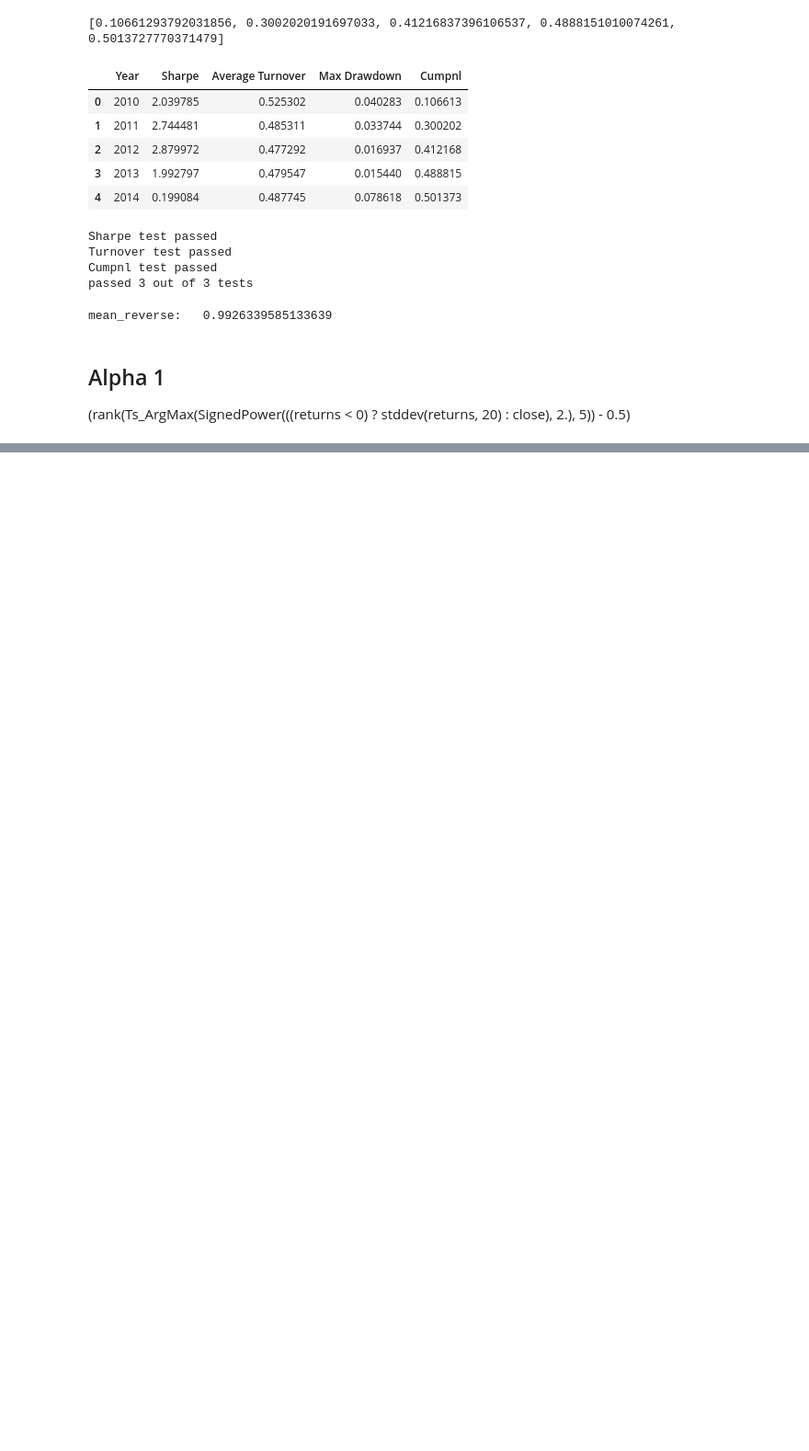
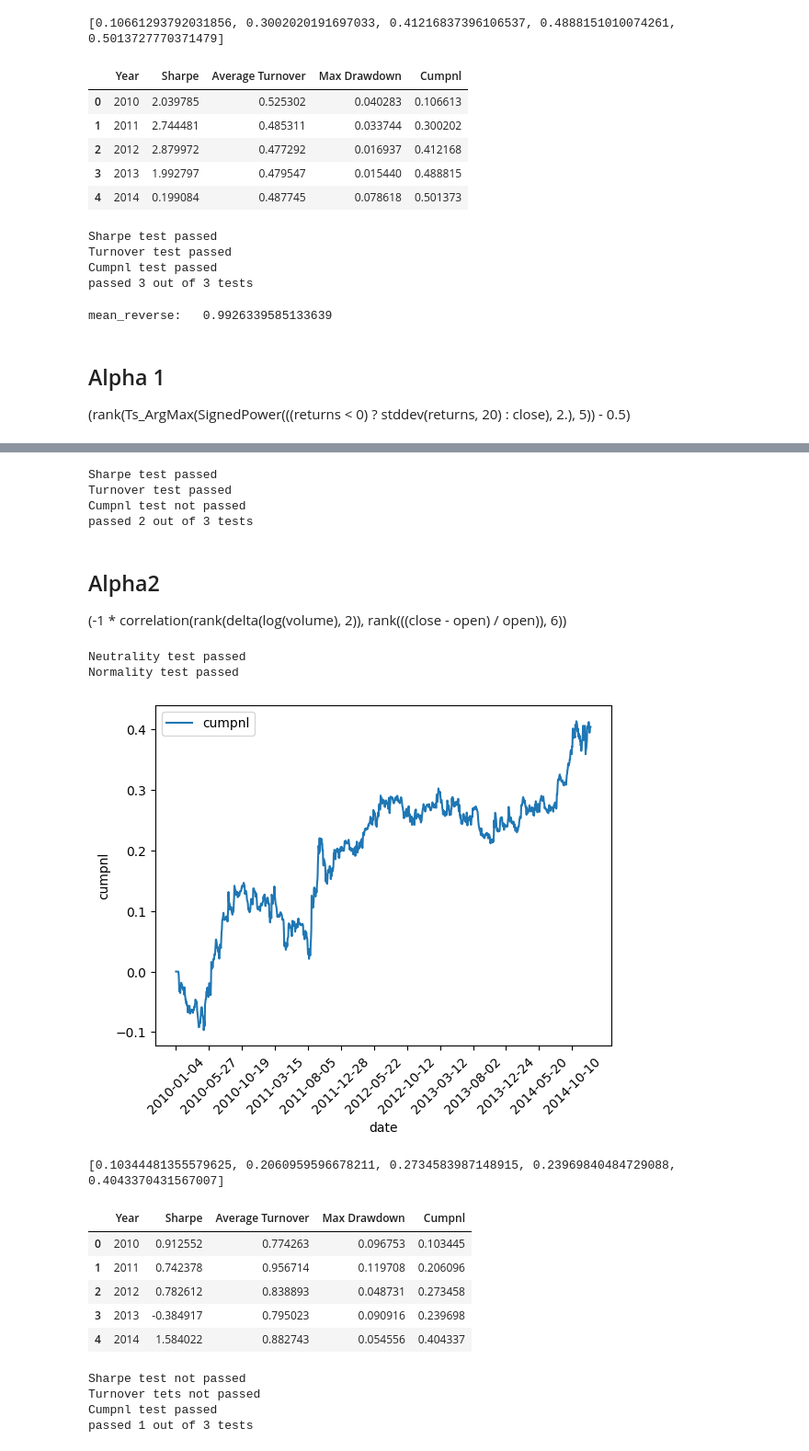
Before and after one commit to Kasymkhankhubiyev/Sirius-Uni, a Jupyter notebook: DerivativesControl/Task2.ipynb, the cells around one changed output, grey strips where cells are left out. Shown at 92% size. Cells and saved outputs as stored; diff of their text form; code cells hidden in the pictures; blank space fills up the shorter version.

```diff
--- a/DerivativesControl/Task2.ipynb
+++ b/DerivativesControl/Task2.ipynb
@@ -851,0 +902,76 @@ mean_reverse:   0.9926339585133639
+# %%
+test3(alpha_1_data)
+# %% [output]
+Sharpe test passed
+Turnover test passed
+Cumpnl test not passed
+passed 2 out of 3 tests
+# %% [markdown]
+## Alpha2
+
+(-1 * correlation(rank(delta(log(volume), 2)), rank(((close - open) / open)), 6))
+# %%
+def ts_correlation(x, y):
+    corr_vec = np.zeros(x.shape[1])
+
+    for idx, (_x, _y) in enumerate(zip(x, y)):
+        corr_vec[idx] = calc_alphas_corr(_x, _y)
+
+    return corr_vec
+# %%
+def make_alpha_2(close_df, open_df, volume_df):
+    close = close_df.drop(close_df.columns[0], axis=1).to_numpy().T
+    open = open_df.drop(open_df.columns[0], axis=1).to_numpy().T
+    volume = volume_df.drop(volume_df.columns[0], axis=1).to_numpy().T
+
+    _alpha = (close - open) / open
+    log_vol = np.where(volume != 0, np.log(volume), 0.)
+    delta = log_vol[2:] - log_vol[:-2]
+    # delta = np.log(volume[2:]) - np.log(volume[:-2])
+
+    sub_alpha = np.zeros_like(_alpha)
+    for i in range(len(_alpha)):
+        sub_alpha[i] = mpa.rank(_alpha[i])
+
+    sub_delta = np.zeros_like(delta)
+    for i in range(len(delta)):
+        sub_delta[i] = mpa.rank(delta[i])
+
+    alpha = np.zeros_like(delta)
+    for i in range(6, len(delta)):
+        alpha[i] = ts_correlation(sub_delta[i-6:i], sub_alpha[2+i-6:2+i])
+
+    return -np.concatenate((np.zeros((2, _alpha.shape[1])), alpha))
+# %%
+alpha_2 = make_alpha_2(close_df, open_df, volume_df)
+# %%
+alpha_2 = mpa.truncate_alpha(alpha_2, 35)
+# alpha_2, zeros = mpa.CutOutliers(alpha_2, 5)
+# alpha_2 = neutralize_with_dropout(alpha_2, zeros)
+alpha_2 = neutralize(alpha_2)
+alpha_2 = normalize(alpha_2)
+# %%
+test1(alpha_2)
+test2(alpha_2[8:])
+# %% [output]
+Neutrality test passed
+Normality test passed
+# %%
+alpha_2_data, alpha_2_cumpnl = AlphaStats(alpha_2, close_df)
+alpha_2_data.head()
+# %% [output]
+[figure, added]
+[0.10344481355579625, 0.2060959596678211, 0.2734583987148915, 0.23969840484729088, 0.4043370431567007]
+|  | Year | Sharpe | Average Turnover | Max Drawdown | Cumpnl |
+| 0 | 2010 | 0.912552 | 0.774263 | 0.096753 | 0.103445 |
+| 1 | 2011 | 0.742378 | 0.956714 | 0.119708 | 0.206096 |
+| 2 | 2012 | 0.782612 | 0.838893 | 0.048731 | 0.273458 |
+| 3 | 2013 | -0.384917 | 0.795023 | 0.090916 | 0.239698 |
+| 4 | 2014 | 1.584022 | 0.882743 | 0.054556 | 0.404337 |
+# %%
+test3(alpha_2_data)
+# %% [output]
+Sharpe test not passed
+Turnover tets not passed
+Cumpnl test passed
+passed 1 out of 3 tests
```
Also changed, not shown: parts of 7 cells of this notebook, 2 other files.
